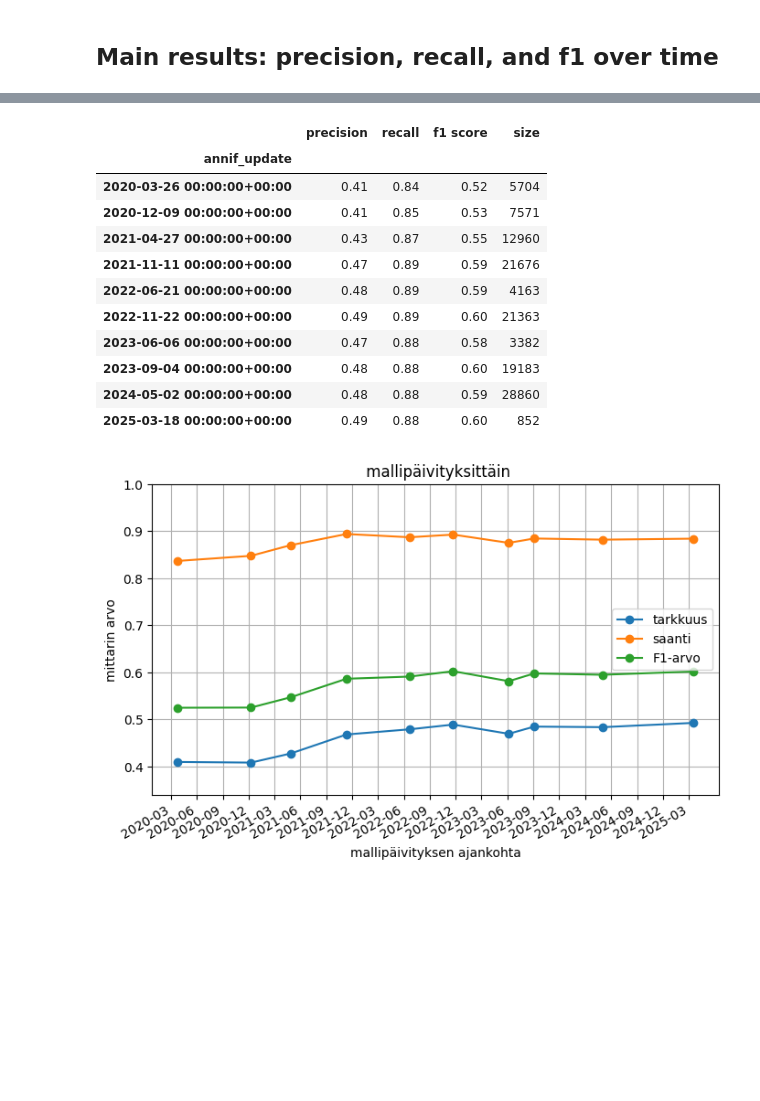
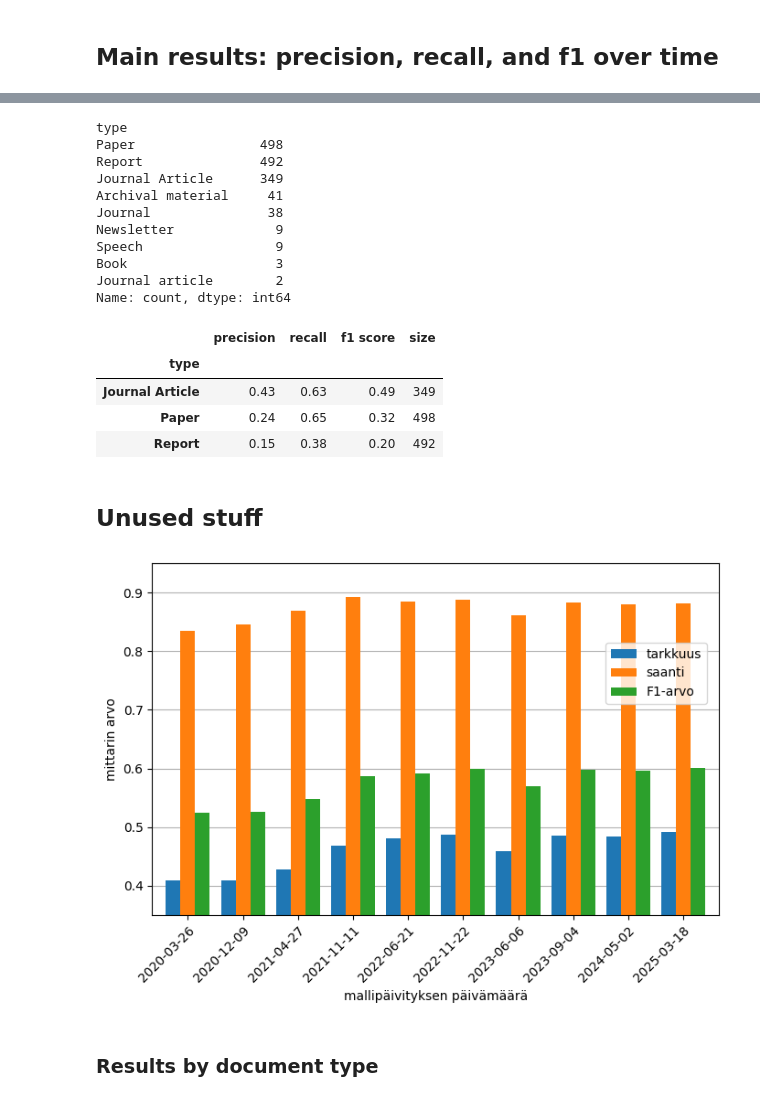
Before and after one commit to NatLibFi/FintoAI-data-YSO, a Jupyter notebook: repository-metrics-analysis/analyse-all-repos.ipynb, the cells around one changed output, grey strips where cells are left out. Saved outputs shown, nothing was run; the diff lists cells and outputs as text; code cells hidden in the pictures; blank space fills up the shorter version.

```diff
--- a/repository-metrics-analysis/analyse-all-repos.ipynb
+++ b/repository-metrics-analysis/analyse-all-repos.ipynb
@@ -306,9 +305,5 @@ dtype: int64
 # %%
 # Simply get uris from YSO by label
-df_with_uris = pd.concat([
-    add_subjects_uris(df[df.language == 'en'], 'en', source_col='subjects_all'),
-    add_subjects_uris(df[df.language == 'sv'], 'sv', source_col='subjects_all'),
-    add_subjects_uris(df[df.language == 'fi'], 'fi', source_col='subjects_all')
-])
+df_with_uris = add_subjects_uris(df, source_col='subjects_all')
 len(df_with_uris)
 # %% [output]
@@ -561,42 +578,58 @@ pd.concat(
+# %%
+df_kaisu = df_relevant[df_relevant.repository == "kaisu"]
+df_kaisu.type.value_counts()
+# %% [output]
+type
+Paper                498
+Report               492
+Journal Article      349
+Archival material     41
+Journal               38
+Newsletter             9
+Speech                 9
+Book                   3
+Journal article        2
+Name: count, dtype: int64
 # %%
-# Group by annif_update and give mean precision, recall, f1
-pd.concat(
-    (df_relevant.groupby("annif_update")[['precision', 'recall', 'f1 score']].mean().round(2),
-    df_relevant.groupby("annif_update")[['precision', 'recall', 'f1 score']].size().rename('size')), axis=1)
+df_tmp = pd.concat(
+    (df_kaisu.groupby("type")[['precision', 'recall', 'f1 score']].mean().round(2),
+    df_kaisu.groupby("type")[['precision', 'recall', 'f1 score']].size().rename('size')), axis=1)
+# filter out groups that have less than 100 records
+df_tmp[df_tmp['size'] > 100].sort_values(by='f1 score', ascending=False)
 # %% [output]
 |  | precision | recall | f1 score | size |
-| annif_update |  |  |  |  |
-| 2020-03-26 00:00:00+00:00 | 0.41 | 0.84 | 0.52 | 5704 |
-| 2020-12-09 00:00:00+00:00 | 0.41 | 0.85 | 0.53 | 7571 |
-| 2021-04-27 00:00:00+00:00 | 0.43 | 0.87 | 0.55 | 12960 |
-| 2021-11-11 00:00:00+00:00 | 0.47 | 0.89 | 0.59 | 21676 |
-| 2022-06-21 00:00:00+00:00 | 0.48 | 0.89 | 0.59 | 4163 |
-| 2022-11-22 00:00:00+00:00 | 0.49 | 0.89 | 0.60 | 21363 |
-| 2023-06-06 00:00:00+00:00 | 0.47 | 0.88 | 0.58 | 3382 |
-| 2023-09-04 00:00:00+00:00 | 0.48 | 0.88 | 0.60 | 19183 |
-| 2024-05-02 00:00:00+00:00 | 0.48 | 0.88 | 0.59 | 28860 |
-| 2025-03-18 00:00:00+00:00 | 0.49 | 0.88 | 0.60 | 852 |
+| type |  |  |  |  |
+| Journal Article | 0.43 | 0.63 | 0.49 | 349 |
+| Paper | 0.24 | 0.65 | 0.32 | 498 |
+| Report | 0.15 | 0.38 | 0.20 | 492 |
+# %% [markdown]
+## Unused stuff
 # %%
-
-# Group by annif_update and plot mean precision, recall, f1
-df_relevant.groupby("annif_update")[['precision', 'recall', 'f1 score']].agg(['mean']).plot(marker='o', figsize=(8, 5))
-plt.grid()
-plt.title(" mallipäivityksittäin")
-plt.xlabel("mallipäivityksen ajankohta")
+# Group by annif_update and plot mean precision, recall, f1 and plot bars
+df_relevant.groupby("annif_update")[['precision', 'recall', 'f1 score']].mean().plot.bar(figsize=(8, 5), width=0.8)
+# df_relevant.groupby("annif_update")[['precision', 'recall', 'f1 score']].mean().plot(figsize=(8, 5))
+# plt.title("Mallipäivitykset")
+plt.xlabel("mallipäivityksen päivämäärä")
 plt.ylabel("mittarin arvo")
-# set x ticks to every 3 months starting from 2020-10, ticks to start of month
-plt.gca().set_xticks(pd.date_range("2020-03-01", max_date, freq="3MS"))
-# plt.gca().set_xlim(xlims)
-plt.gca().set_ylim(0.34, 1)
 # hide legend labels of vertical lines and change other labels to finnish
 # 1. get the plot's handles and labels:
 h, l = plt.gca().get_legend_handles_labels()
 # 2. slice off the first items in the list:
 plt.gca().legend(
     handles=[hi for hi in h[-3:]],
     labels=["tarkkuus", "saanti", "F1-arvo"],
-    loc='center right')
-# format x ticks to month-year
-plt.gca().xaxis.set_major_formatter(matplotlib.dates.DateFormatter("%Y-%m"))
+    loc=(0.8, 0.6),
+    )
+
+plt.xticks(rotation=45, ha="right", rotation_mode="anchor")
+# set position of x ticks to the date
+# plt.gca().set_xticks(
+plt.gca().set_xticklabels([upd.strftime("%Y-%m-%d") for upd in annif_updates])
+plt.gca().set_ylim(0.35, 0.95)
+plt.grid(axis='y')
+plt.gca().set_axisbelow(True)
+plt.savefig('kuva-3.svg', format='svg', bbox_inches='tight')
 # %% [output]
-[figure, old version]
+[figure, new version]
+# %% [markdown]
+### Results by document type
```
Also changed, not shown: parts of 23 cells of this notebook.
